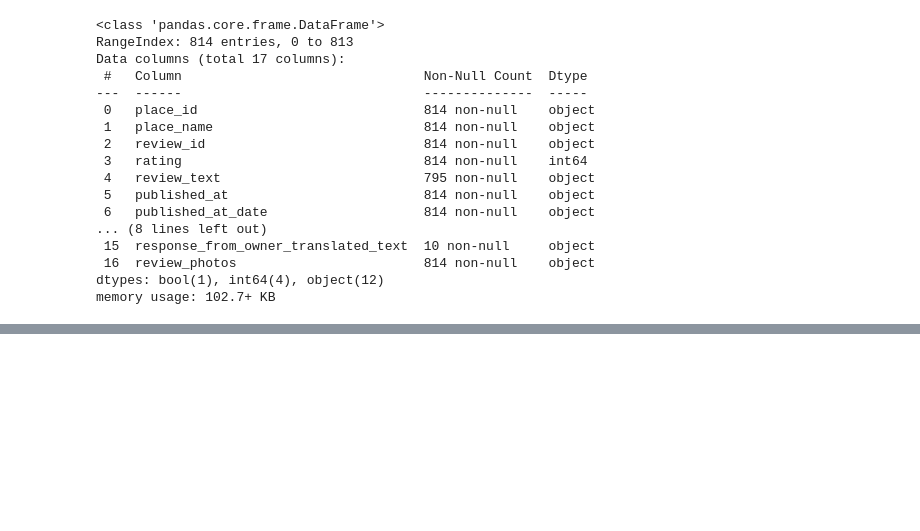
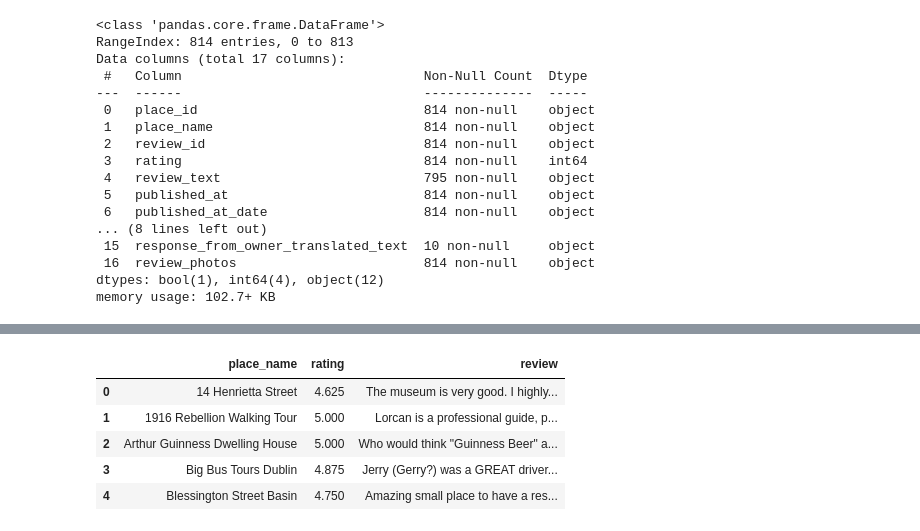
Before and after one commit to tinkvu/ConversationalRecommenderSystemForMaps, a Jupyter notebook: Notebooks/DataPreprocessing.ipynb, the cells around one changed output, grey strips where cells are left out. Cells and saved outputs as stored; diff of their text form; code cells hidden in the pictures; blank space fills up the shorter version.

```diff
--- a/Notebooks/DataPreprocessing.ipynb
+++ b/Notebooks/DataPreprocessing.ipynb
@@ -47,0 +112,14 @@ memory usage: 102.7+ KB
+# %%
+# Combine reviews with the same place_name
+df_combined = df.groupby('place_name').agg({
+    'rating': 'mean',  # Calculate average rating
+    'review': lambda x: ' '.join(str(review) for review in x)  # Join all reviews into a single string
+}).reset_index()
+df_combined.head()
+# %% [output]
+|  | place_name | rating | review |
+| 0 | 14 Henrietta Street | 4.625 | The museum is very good. I highly... |
+| 1 | 1916 Rebellion Walking Tour | 5.000 | Lorcan is a professional guide, p... |
+| 2 | Arthur Guinness Dwelling House | 5.000 | Who would think "Guinness Beer" a... |
+| 3 | Big Bus Tours Dublin | 4.875 | Jerry (Gerry?) was a GREAT driver... |
+| 4 | Blessington Street Basin | 4.750 | Amazing small place to have a res... |
```
Also changed, not shown: parts of 6 cells of this notebook.
